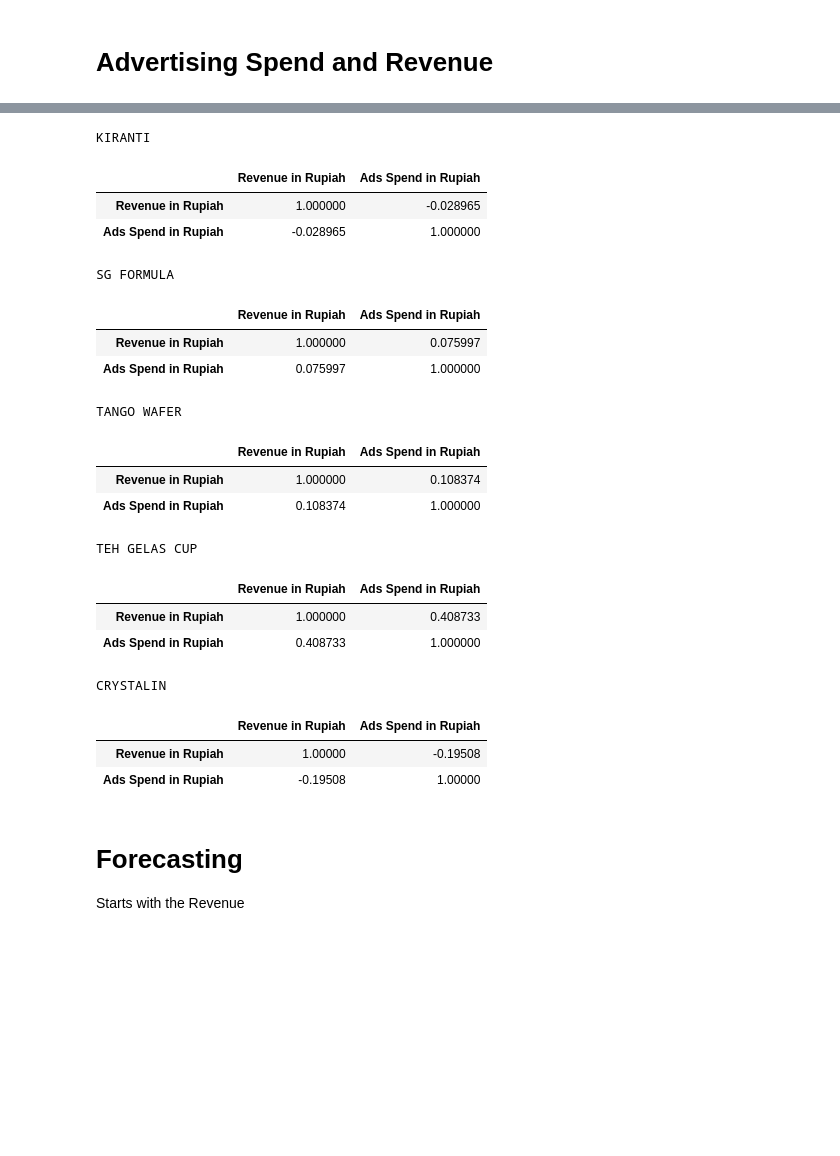
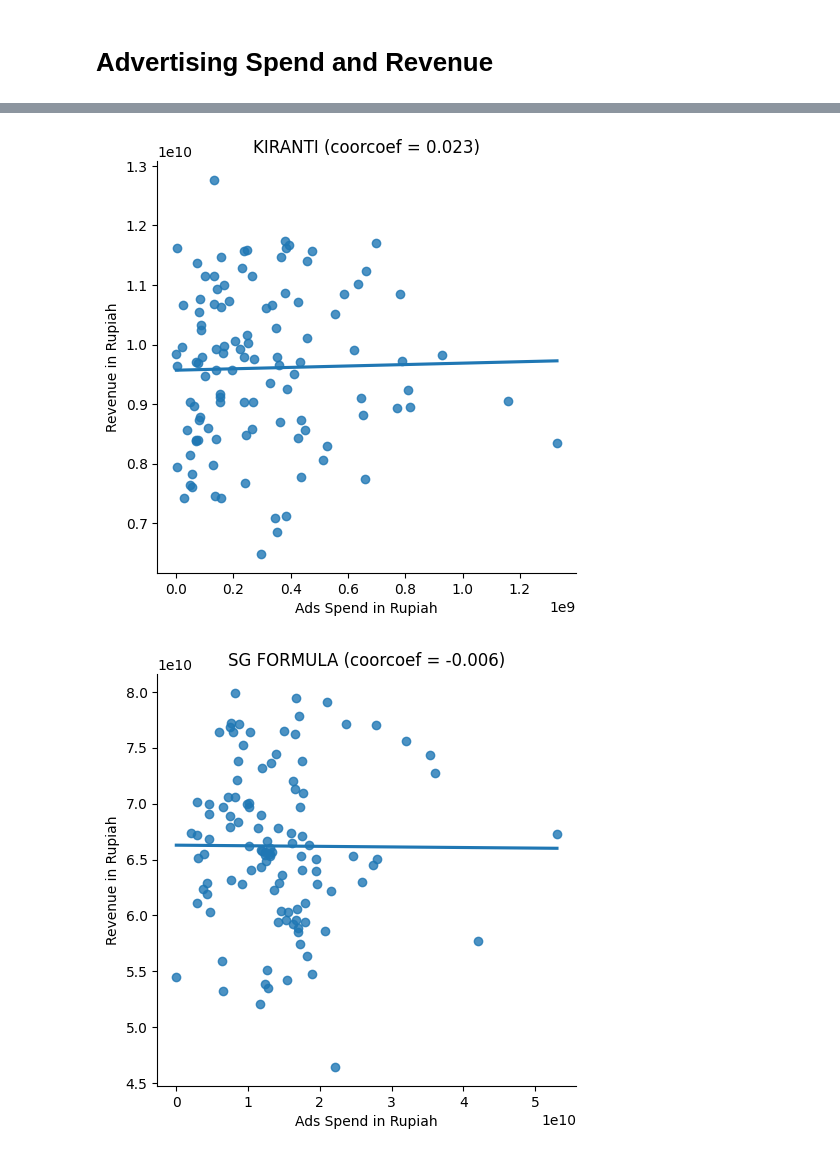
Before and after one commit to marcellinus-witarsah/revenue-forecasting, a Jupyter notebook: notebooks/20240703-revenue-prediction.ipynb, the cells around one changed output, grey strips where cells are left out. Saved outputs shown, nothing was run; the diff lists cells and outputs as text; code cells hidden in the pictures; blank space fills up the shorter version.

```diff
--- a/notebooks/20240703-revenue-prediction.ipynb
+++ b/notebooks/20240703-revenue-prediction.ipynb
@@ -283,5 +229,0 @@ CRYSTALIN
-# %%
-# Assume that M-1 marketing spend affects current revenue
-subset_omset_df = cleaned_omset_df[['Periode', 'KP', 'Rp']].rename(columns={'Rp': 'Revenue in Rupiah'})
-subset_advertising_df= cleaned_advertising_df[['Periode', 'KP', 'Value']].rename(columns={'Value': 'Ads Spend in Rupiah'})
-experiment_df = subset_omset_df.merge(subset_advertising_df, on=['KP', 'Periode'])
@@ -300,35 +229,0 @@ crystalin_df['Ads Spend in Rupiah'] = crystalin_df['Ads Spend in Rupiah'].shift(
-# %%
-print("KIRANTI")
-display(kiranti_df.drop(columns=['Periode', 'KP']).dropna().corr())
-print("SG FORMULA")
-display(sg_formula_df.drop(columns=['Periode', 'KP']).dropna().corr())
-print("TANGO WAFER")
-display(tango_wafer_df.drop(columns=['Periode', 'KP']).dropna().corr())
-print("TEH GELAS CUP")
-display(teh_gelas_cup_df.drop(columns=['Periode', 'KP']).dropna().corr())
-print("CRYSTALIN")
-display(crystalin_df[crystalin_df['Revenue in Rupiah'] > 0].drop(columns=['Periode', 'KP']).dropna().corr())
-# %% [output]
-KIRANTI
-|  | Revenue in Rupiah | Ads Spend in Rupiah |
-| Revenue in Rupiah | 1.000000 | -0.028965 |
-| Ads Spend in Rupiah | -0.028965 | 1.000000 |
-SG FORMULA
-|  | Revenue in Rupiah | Ads Spend in Rupiah |
-| Revenue in Rupiah | 1.000000 | 0.075997 |
-| Ads Spend in Rupiah | 0.075997 | 1.000000 |
-TANGO WAFER
-|  | Revenue in Rupiah | Ads Spend in Rupiah |
-| Revenue in Rupiah | 1.000000 | 0.108374 |
-| Ads Spend in Rupiah | 0.108374 | 1.000000 |
-TEH GELAS CUP
-|  | Revenue in Rupiah | Ads Spend in Rupiah |
-| Revenue in Rupiah | 1.000000 | 0.408733 |
-| Ads Spend in Rupiah | 0.408733 | 1.000000 |
-CRYSTALIN
-|  | Revenue in Rupiah | Ads Spend in Rupiah |
-| Revenue in Rupiah | 1.00000 | -0.19508 |
-| Ads Spend in Rupiah | -0.19508 | 1.00000 |
-# %% [markdown]
-# Forecasting
-Starts with the Revenue
@@ -337,0 +230,14 @@ Starts with the Revenue
+# %%
+import seaborn as sns
+for kp in experiment_df['KP'].unique():
+
+    sns.lmplot(data=experiment_df[experiment_df['KP']==kp], x='Ads Spend in Rupiah', y='Revenue in Rupiah', ci=False)
+    corrcoef = np.corrcoef(
+        experiment_df.loc[experiment_df['KP']==kp, 'Ads Spend in Rupiah'],
+        experiment_df.loc[experiment_df['KP']==kp, 'Revenue in Rupiah']
+    ).tolist()[1][0]
+    plt.title('{} (coorcoef = {:.3f})'.format(kp, corrcoef))
+    plt.show()
+# %% [output]
+[figure, added]
+[figure, added]
```
Also changed, not shown: parts of 11 cells of this notebook, 1 other file.
